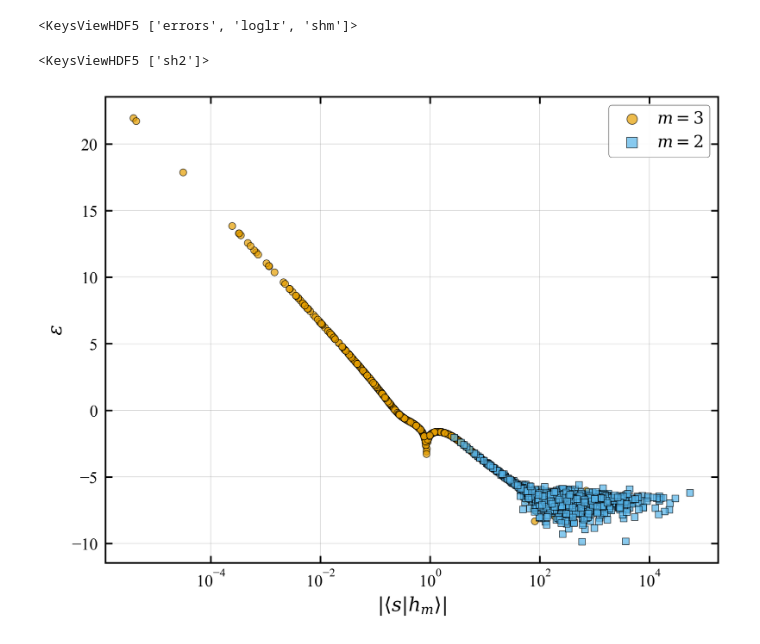
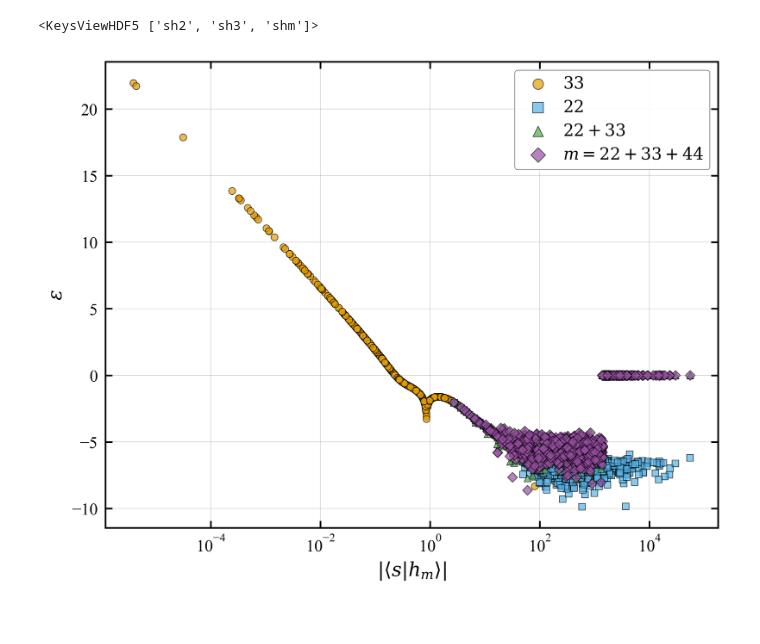
Before and after one commit to vikasjadhav-why/hm-phase-marg, a Jupyter notebook: accuracy/combined_plot.ipynb, the cells around one changed output. Cells and saved outputs as stored; diff of their text form; code cells hidden in the pictures.

Commit message:
plots

```diff
--- a/accuracy/combined_plot.ipynb
+++ b/accuracy/combined_plot.ipynb
@@ -5,14 +5,14 @@ import h5py
 # %%
 fp22 = h5py.File('output22.hdf','r')
 fp33 = h5py.File('output33.hdf','r')
+fp2233 = h5py.File('output2233.hdf','r')
+fp223344 = h5py.File('output223344.hdf','r')
+fp2233_re = h5py.File('rescaled2233.hdf','r')
+fp223344_re = h5py.File('rescaled223344.hdf','r')
 # %%
-print(fp22.keys())
+print(fp223344_re['shm'].keys())
 # %% [output]
-<KeysViewHDF5 ['errors', 'loglr', 'shm']>
+<KeysViewHDF5 ['sh2', 'sh3', 'shm']>
-# %%
-fp22['shm'].keys()
-# %% [output]
-<KeysViewHDF5 ['sh2']>
 # %%
 import matplotlib.pyplot as plt
 import matplotlib as mpl
@@ -35,48 +35,63 @@ mpl.rcParams['ytick.minor.size'] = 3
 # Create figure with appropriate size for journal (single column ~3.5", double column ~7")
 fig, ax = plt.subplots(figsize=(7, 5.5), dpi=300)
 
-# Plot with distinct, colorblind-friendly colors
-colors = ['#E69F00', '#56B4E9']  # Orange and blue - colorblind safe
-markers = ['o', 's']
-
+colors = ['#E69F00', '#56B4E9','#4DAF4A','#984EA3']
+markers = ['o', 's', '^', 'D']
+size = 25
 ax.scatter(fp33['shm']['sh3'], fp33['errors'],
-           label=r'$m=3$',
-           s=25, alpha=0.7,
+           label=r'$33$',
+           s=size, alpha=0.7,
            color=colors[0],
            marker=markers[0],
            edgecolors='black',
            linewidths=0.5)
 
 ax.scatter(fp22['shm']['sh2'], fp22['errors'],
-           label=r'$m=2$',
-           s=25, alpha=0.7,
+           label=r'$22$',
+           s=size, alpha=0.7,
            color=colors[1],
            marker=markers[1],
            edgecolors='black',
            linewidths=0.5)
 
+ax.scatter(fp2233['shm']['shm'], fp2233['errors'],
+           label=r'$22+33$',
+           s=size, alpha=0.7,
+           color=colors[2],
+           marker=markers[2],
+           edgecolors='black',
+           linewidths=0.5)
+
+ax.scatter(fp223344['shm']['shm'], fp223344['errors'],
+           label=r'$m=22+33+44$',
+           s=size, alpha=0.7,
+           color=colors[3],
+           marker=markers[3],
+           edgecolors='black',
+           linewidths=0.5)
+
 ax.set_xscale('log')
-
+#ax.set_xlim(left=1)
 ax.set_xlabel(r'$|\langle s | h_{m} \rangle|$', fontsize=14)
 ax.set_ylabel(r'$\epsilon$', fontsize=14)
 
 ax.tick_params(labelsize=12, which='both', direction='in', top=True, right=True)
 
 ax.grid(True, which='major', linestyle='-', linewidth=0.5, alpha=0.3, color='gray')
 ax.grid(True, which='minor', linestyle=':', linewidth=0.3, alpha=0.2, color='gray')
 
 ax.legend(loc='best', frameon=True, framealpha=0.95,
           edgecolor='black', fontsize=12,
           markerscale=1.5, handletextpad=0.5)
 
 ax.set_facecolor('white')
 fig.patch.set_facecolor('white')
 
 plt.tight_layout()
 
 plt.show()
 
 # fig.savefig('figure.pdf', dpi=300, bbox_inches='tight', format='pdf')
 fig.savefig('accuracy.png', dpi=300, bbox_inches='tight')
 # %% [output]
-[figure, old version]
+[figure, new version]
```
Also changed, not shown: parts of 7 cells of this notebook.
